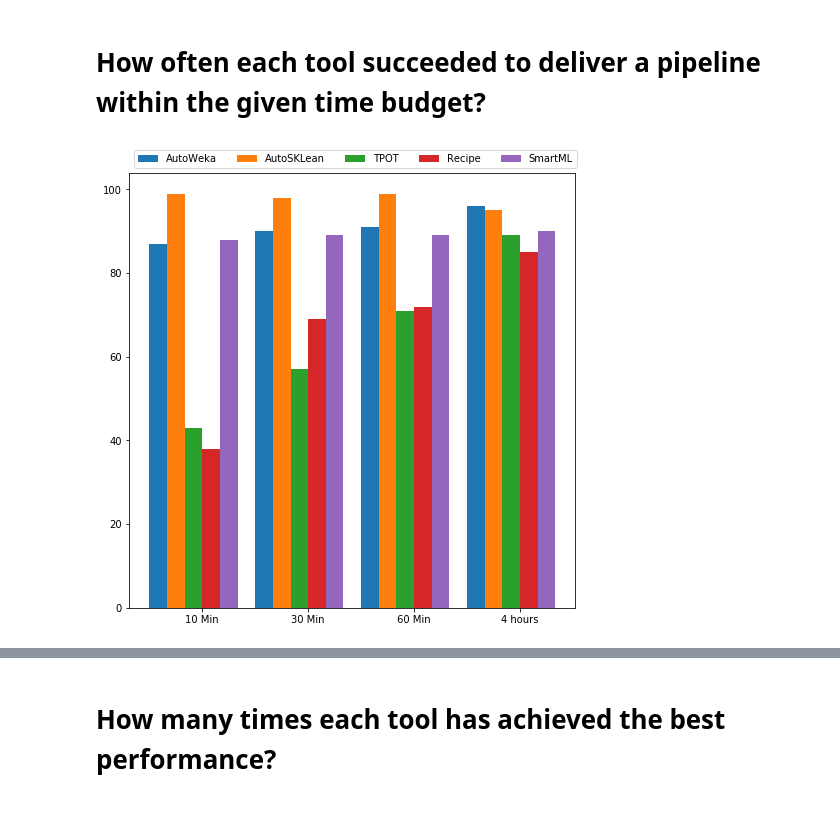
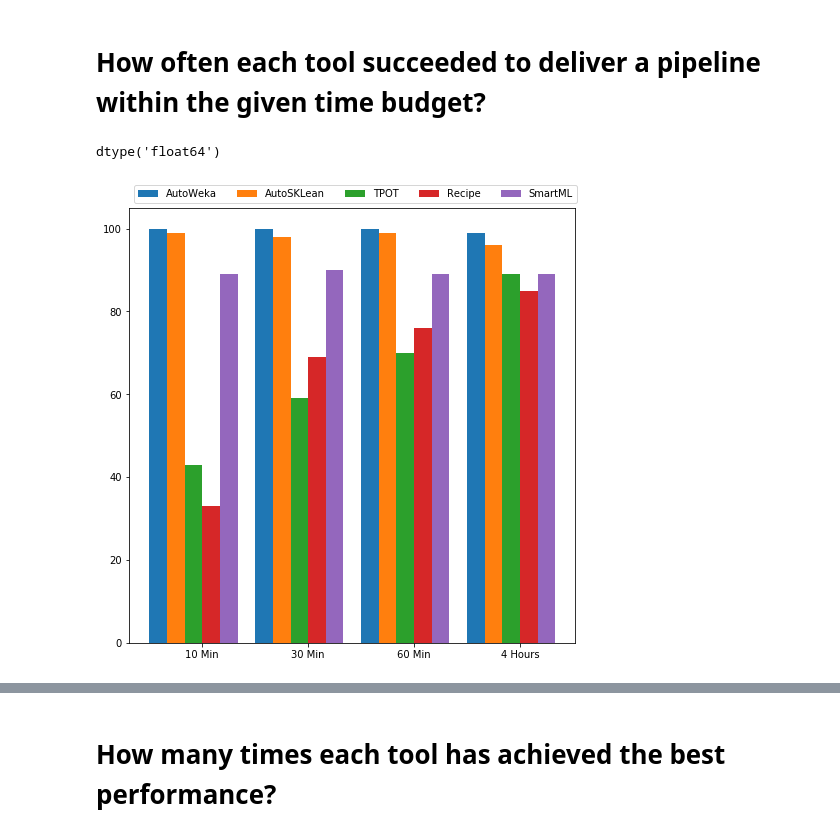
Before and after one commit to DataSystemsGroupUT/AutoMLBench, a Jupyter notebook: Analysis/Analysis.ipynb, the cells around one changed output, grey strips where cells are left out. Drawn from its saved outputs; the diff is of its cells as text; code cells hidden in the pictures.

Commit message:
Sheet is Complete

```diff
--- a/Analysis/Analysis.ipynb
+++ b/Analysis/Analysis.ipynb
@@ -18,48 +8,54 @@ result['10 Min'].head()
 # %% [markdown]
 # How often each tool succeeded to deliver a pipeline within the given time budget?
+# %%
+result = pd.read_excel(r'C:\Users\HassanEldeeb\Documents\GitHub\AutoMLBenchmarking\Complete_Sheet.xlsx', null_values=['', 'NA', 'NAN', 'NaN', 'Nan', 'NA\n'], sheet_name=['10 Min', '30 Min', '60 Min', '4 Hours'])
+# %%
+result['30 Min'].smartml_valid_acc.dtype
+# %% [output]
+dtype('float64')
 # %%
-experiment_time = ['10 Min', '30 Min', '60 Min', '4 hours']
+experiment_time = ['10 Min', '30 Min', '60 Min', '4 Hours']
 frameworks = ['AutoWeka', 'AutoSKLean', 'TPOT', 'Recipe', 'SmartML']
 #colors        = ['seagreen', 'red', 'orchid', 'orange']
-autoweka = [np.count_nonzero(~np.isnan(result['10 Min'].AutoWeka)),
-            np.count_nonzero(~np.isnan(result['30 Min'].AutoWeka)),
-            np.count_nonzero(~np.isnan(result['60 Min'].AutoWeka)),
-            np.count_nonzero(~np.isnan(result['4 hours'].AutoWeka))]
-autoSKLearn = [np.count_nonzero(~np.isnan(result['10 Min'].AutoSkLearn)),
-            np.count_nonzero(~np.isnan(result['30 Min'].AutoSkLearn)),
-            np.count_nonzero(~np.isnan(result['60 Min'].AutoSkLearn)),
-            np.count_nonzero(~np.isnan(result['4 hours'].AutoSkLearn))]
-TPOT = [np.count_nonzero(~np.isnan(result['10 Min'].TPot)),
-            np.count_nonzero(~np.isnan(result['30 Min'].TPot)),
-            np.count_nonzero(~np.isnan(result['60 Min'].TPot)),
-            np.count_nonzero(~np.isnan(result['4 hours'].TPot))]
-Recipe = [np.count_nonzero(~np.isnan(result['10 Min'].Receipe)),
-            np.count_nonzero(~np.isnan(result['30 Min'].Receipe)),
-            np.count_nonzero(~np.isnan(result['60 Min'].Receipe)),
-            np.count_nonzero(~np.isnan(result['4 hours'].Receipe))]
-SmartML = [np.count_nonzero(~np.isnan(result['10 Min'].SmartML)),
-            np.count_nonzero(~np.isnan(result['30 Min'].SmartML)),
-            np.count_nonzero(~np.isnan(result['60 Min'].SmartML)),
-            np.count_nonzero(~np.isnan(result['4 hours'].SmartML))]
+autoweka = [np.count_nonzero(~np.isnan(result['10 Min'].autoweka_accuracy_mean)),
+            np.count_nonzero(~np.isnan(result['30 Min'].autoweka_accuracy_mean)),
+            np.count_nonzero(~np.isnan(result['60 Min'].autoweka_accuracy_mean)),
+            np.count_nonzero(~np.isnan(result['4 Hours'].autoweka_accuracy_mean))]
+autoSKLearn = [np.count_nonzero(~np.isnan(result['10 Min'].sklearn_accuracy_mean)),
+            np.count_nonzero(~np.isnan(result['30 Min'].sklearn_accuracy_mean)),
+            np.count_nonzero(~np.isnan(result['60 Min'].sklearn_accuracy_mean)),
+            np.count_nonzero(~np.isnan(result['4 Hours'].sklearn_accuracy_mean))]
+TPOT = [np.count_nonzero(~np.isnan(result['10 Min'].tpot_accuracy_mean)),
+            np.count_nonzero(~np.isnan(result['30 Min'].tpot_accuracy_mean)),
+            np.count_nonzero(~np.isnan(result['60 Min'].tpot_accuracy_mean)),
+            np.count_nonzero(~np.isnan(result['4 Hours'].tpot_accuracy_mean))]
+Recipe = [np.count_nonzero(~np.isnan(result['10 Min'].recipe_test_acc)),
+            np.count_nonzero(~np.isnan(result['30 Min'].recipe_test_acc)),
+            np.count_nonzero(~np.isnan(result['60 Min'].recipe_test_acc)),
+            np.count_nonzero(~np.isnan(result['4 Hours'].recipe_test_acc))]
+SmartML = [np.count_nonzero(~np.isnan(result['10 Min'].smartml_valid_acc)),
+            np.count_nonzero(~np.isnan(result['30 Min'].smartml_valid_acc)),
+            np.count_nonzero(~np.isnan(result['60 Min'].smartml_valid_acc)),
+            np.count_nonzero(~np.isnan(result['4 Hours'].smartml_valid_acc))]
 numerical = [autoweka,
              autoSKLearn,
              TPOT,
              Recipe,
              SmartML]
 number_groups = len(frameworks)
 bin_width = 1.0/(len(frameworks)+1)
 fig, ax = plt.subplots(figsize=(8,8))
 for i in range(number_groups):
     ax.bar(x=np.arange(len(experiment_time)) + i*bin_width,
            height=numerical[i],
            width=bin_width,
           # color=colors[i],
            align='center')
 ax.set_xticks(np.arange(len(experiment_time)) + number_groups/(2*(number_groups+1)))
 # number_groups/(2*(number_groups+1)): offset of xticklabel
 ax.set_xticklabels(experiment_time)
 ax.legend(frameworks, ncol=len(frameworks), bbox_to_anchor=(0, 1), loc='lower left')
 
 plt.show()
 # %% [output]
-[figure, old version]
+[figure, new version]
```
Also changed, not shown: parts of 5 cells of this notebook, 6 other files.
